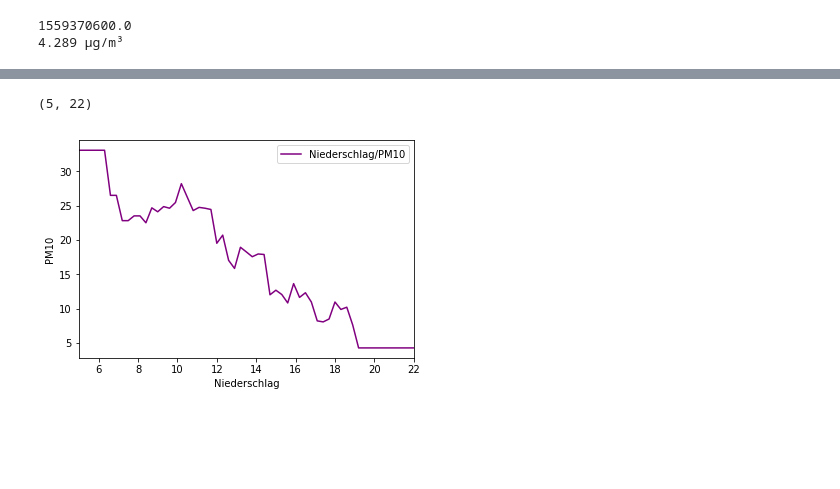
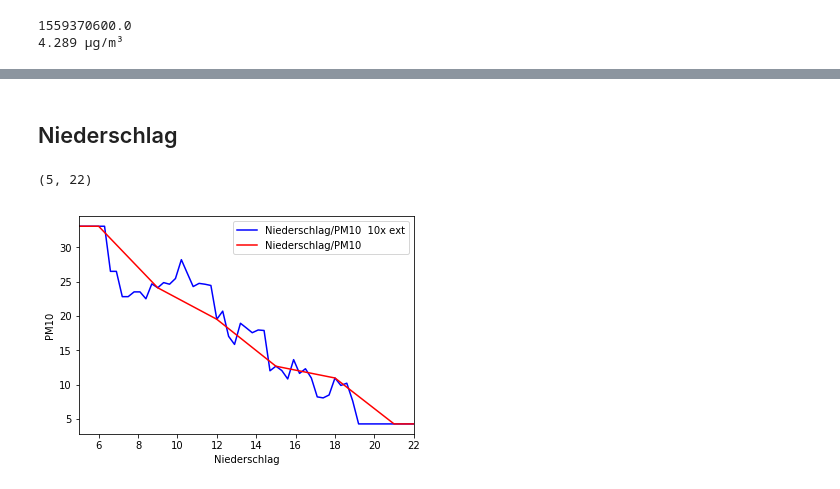
Before and after one commit to jmoehler/ParticularMatterAnalysis, a Jupyter notebook: notebooks/regressions/RegressionAllUsefullParams.ipynb, the cells around one changed output, grey strips where cells are left out. Drawn from its saved outputs; the diff is of its cells as text; code cells hidden in the pictures; blank space fills up the shorter version.

```diff
--- a/notebooks/regressions/RegressionAllUsefullParams.ipynb
+++ b/notebooks/regressions/RegressionAllUsefullParams.ipynb
@@ -356,33 +403,37 @@ axes.set_xlim([20,100])
+# %% [markdown]
+## Niederschlag
 # %%
-wgDi       = []
-wgX        = []
+niedDi     = []
+niedX      = []
 
-for X in np.arange(0,10,0.01):
+for X in np.arange(0,33,0.3):
     date3 = 1559370600.0
-    modPred = bestModel.predict([[date3,15,30,X,1010,0]])
+    modPred = bestModel.predict([[date3,15,30,20,1010,X]])
     stri = float(modPred)
-    wgDi.append(stri)
-    wgX.append(X)
+    niedDi.append(stri)
+    niedX.append(X)
 
-#print("wgDi: %s" %(wgDi))
+#print("niedDi: %s" %(niedDi))
 
-wgDi2       = []
-wgX2        = []
+niedDi2     = []
+niedX2      = []
 
-for X in np.arange(0,10,0.1):
+for X in np.arange(0,33,3):
     date3 = 1559370600.0
-    modPred = bestModel.predict([[date3,15,30,X,1010,0]])
+    modPred = bestModel.predict([[date3,15,30,20,1010,X]])
     stri = float(modPred)
-    wgDi2.append(stri)
-    wgX2.append(X)
+    niedDi2.append(stri)
+    niedX2.append(X)
 
 
-
-plt.plot(wgX,wgDi, color= "blue")
-plt.plot(wgX2,wgDi2, color= "red")
-plt.legend(['Windgeschwindigkeit/PM10'], loc=1)
-plt.xlabel("Feuchte")
+plt.plot(niedX, druckDi, color= "blue")
+plt.plot(niedX2, druckDi2, color= "red")
+plt.legend(['Niederschlag/PM10  10x ext', 'Niederschlag/PM10'], loc=1)
+plt.xlabel("Niederschlag")
 plt.ylabel("PM10")
 
 axes = plt.gca()
-axes.set_xlim([0,6])
+axes.set_xlim([5,22])
+# %% [output]
+(5, 22)
+[figure, added]
@@ -422,34 +439,0 @@ axes.set_xlim([955,1015])
-# %%
-niedDi     = []
-niedX      = []
-
-for X in np.arange(0,33,0.3):
-    date3 = 1559370600.0
-    modPred = bestModel.predict([[date3,15,30,20,1010,X]])
-    stri = float(modPred)
-    niedDi.append(stri)
-    niedX.append(X)
-#print("niedDi: %s" %(niedDi))
-
-niedDi2     = []
-niedX2      = []
-
-for X in np.arange(0,33,3):
-    date3 = 1559370600.0
-    modPred = bestModel.predict([[date3,15,30,20,1010,X]])
-    stri = float(modPred)
-    niedDi2.append(stri)
-    niedX2.append(X)
-
-
-plt.plot(niedX, druckDi, color= "blue")
-plt.plot(niedX2, druckDi2, color= "red")
-plt.legend(['Niederschlag/PM10'], loc=1)
-plt.xlabel("Niederschlag")
-plt.ylabel("PM10")
-
-axes = plt.gca()
-axes.set_xlim([5,22])
-# %% [output]
-(5, 22)
-[figure, removed]
```
Also changed, not shown: parts of 9 cells of this notebook.
